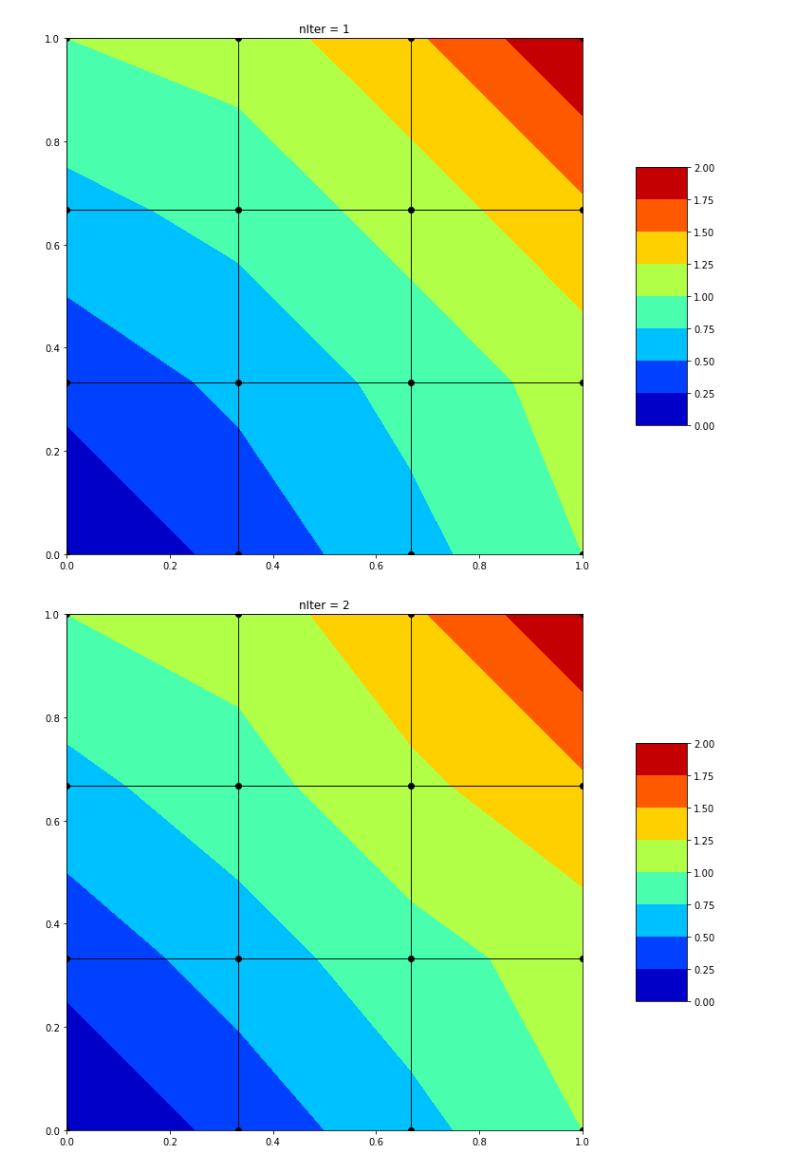
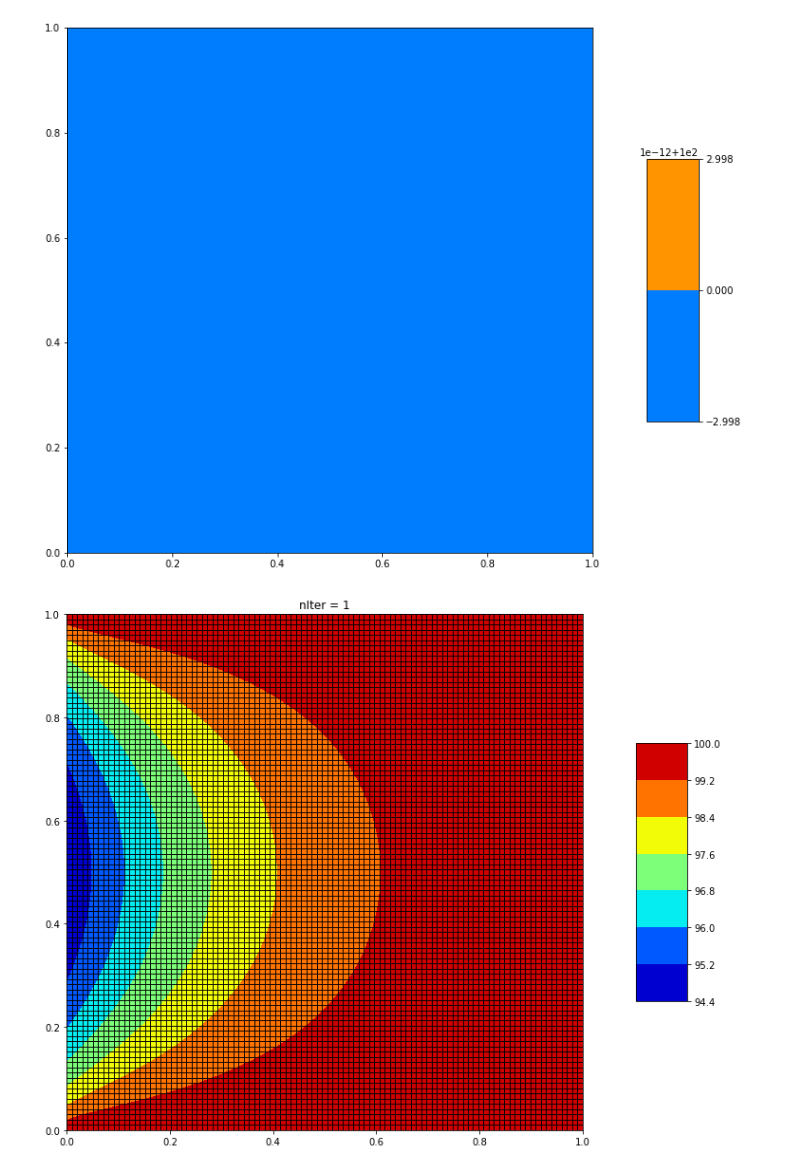
Before and after one commit to barros-jv/Heat_Transfer, a Jupyter notebook: Metodo_Elementos_Finitos/Prob_Termico_2D_MEF-Transiente-Quad.ipynb, the cells around one changed output. Saved outputs shown, nothing was run; the diff lists cells and outputs as text; code cells hidden in the pictures.

```diff
--- a/Metodo_Elementos_Finitos/Prob_Termico_2D_MEF-Transiente-Quad.ipynb
+++ b/Metodo_Elementos_Finitos/Prob_Termico_2D_MEF-Transiente-Quad.ipynb
@@ -39,6 +69,6 @@ for i in range(0,ne):
 # %%
 # Pontos C.C
-cc1 = [];cc2 = [];cc3 = [];cc4 = []; cc = []; noncc = []
+cc1 = []; cc2 = []; cc3 = []; cc4 = []; cc = []; noncc = [];
 
 for i in range(0,npoints):
     if Y[i] == min(Y):
@@ -55,11 +85,33 @@ for i in range(0,npoints):
         cc.append(i)
     else:
         noncc.append(i)
+
+cc_Nb = np.zeros( (ny-1),dtype='int' )
+cc_Nb = np.concatenate([cc1[0], cc4, cc3[0]], axis=None)
 # %%
 # construcao das matrizes K, M e Q
 Q = (q/(rho*cv))*np.ones( (npoints),dtype='float' )
+Q_Nb = (q_Nb)*np.ones( (npoints),dtype='float' )
 K = np.zeros( (npoints,npoints),dtype='float' )
 M = np.zeros( (npoints,npoints),dtype='float' )
+M_Nb = np.zeros( (npoints,npoints),dtype='float' )
+IEN_Nb = np.zeros((ny-1,2),dtype='int')
+
+for e in range(0,(ny-1)):
+    IEN_Nb[e] = [cc_Nb[e],cc_Nb[e+1]]
+
+for e in range(0,(ny-1)):
+    [v1,v2] = IEN_Nb[e]
+    length = np.sqrt((X[v2] - X[v1])**2 + (Y[v2] - Y[v1])**2)
+
+    melem = (length/6.0)   * np.array([ [2, 1],[1, 2] ])
+
+    for ilocal in range(0,2):
+        iglobal = int(IEN_Nb[e,ilocal])
+        for jlocal in range(0,2):
+            jglobal = int(IEN_Nb[e,jlocal])
+
+            M_Nb[iglobal,jglobal] += melem[ilocal,jlocal]
 
 for e in range(0,ne):
     # definicao das matrizes do elemento
@@ -93,53 +145,53 @@ for e in range(0,ne):
 A = M/dt + beta*K
 
 # imposicao das condicoes de contorno de Dirichlet
-for i in cc:
+for i in (cc1+cc2+cc3):
     A[i,:]   = 0.0   # zerando a linha 0
     A[i,i]   = 1.0   # colocando 1 na diagonal principal 0
 
-T = np.zeros((npoints),dtype='float' )
+T = 100*np.ones((npoints),dtype='float' )
 for i in cc1:
-    T[i] = X[i]
+     T[i] = 100
+
 for i in cc2:
-     T[i] = Y[i]*Y[i]+1
+     T[i] = 100
+
 for i in cc3:
-     T[i] = X[i]*X[i]+1
-for i in cc4:
-     T[i] = Y[i]
+     T[i] = 100
 
 for n in range(0,nIter):
 
-    b = (M/dt - (1.0-beta)*K )@T + M@Q
+    b = (M/dt - (1.0-beta)*K )@T -M_Nb@Q_Nb+ M@Q
     # c.c.
     for i in cc1:
-        b[i] = X[i]
+        b[i] = 100
+
     for i in cc2:
-        b[i] = Y[i]*Y[i]+1
+        b[i] = 100
+
     for i in cc3:
-        b[i] = X[i]*X[i]+1
-    for i in cc4:
-        b[i] = Y[i]
+        b[i] = 100
 
     T = np.linalg.solve(A,b)
     # plot da solucao
     xy = np.stack((X, Y), axis=-1)
     verts = xy[IEN]
     plt.figure(figsize=(20, 10))
     ax = plt.axes()
     ax.set_aspect('equal')
     xq = X.reshape(ny,nx)
     yq = Y.reshape(ny,nx)
     solq = T.reshape(ny,nx)
     surf = ax.contourf(xq,yq,solq,cmap='jet')
     plt.colorbar(surf,shrink=0.5, aspect=5)
     plt.title(f'nIter = {n+1}')
     ax=plt.gca()
     pc = matplotlib.collections.PolyCollection(verts,edgecolors=('black',),
                                                      facecolors= 'None',
                                                      linewidths=(0.7,))
     ax.add_collection(pc)
-    plt.plot(X,Y,"ko")
+    #plt.plot(X,Y,"ko")
     plt.show()
 # %% [output]
-[figure, old version]
+[figure, new version]
-[figure, old version]
+[figure, new version]
```
Also changed, not shown: parts of 3 cells of this notebook, 2 other files.
